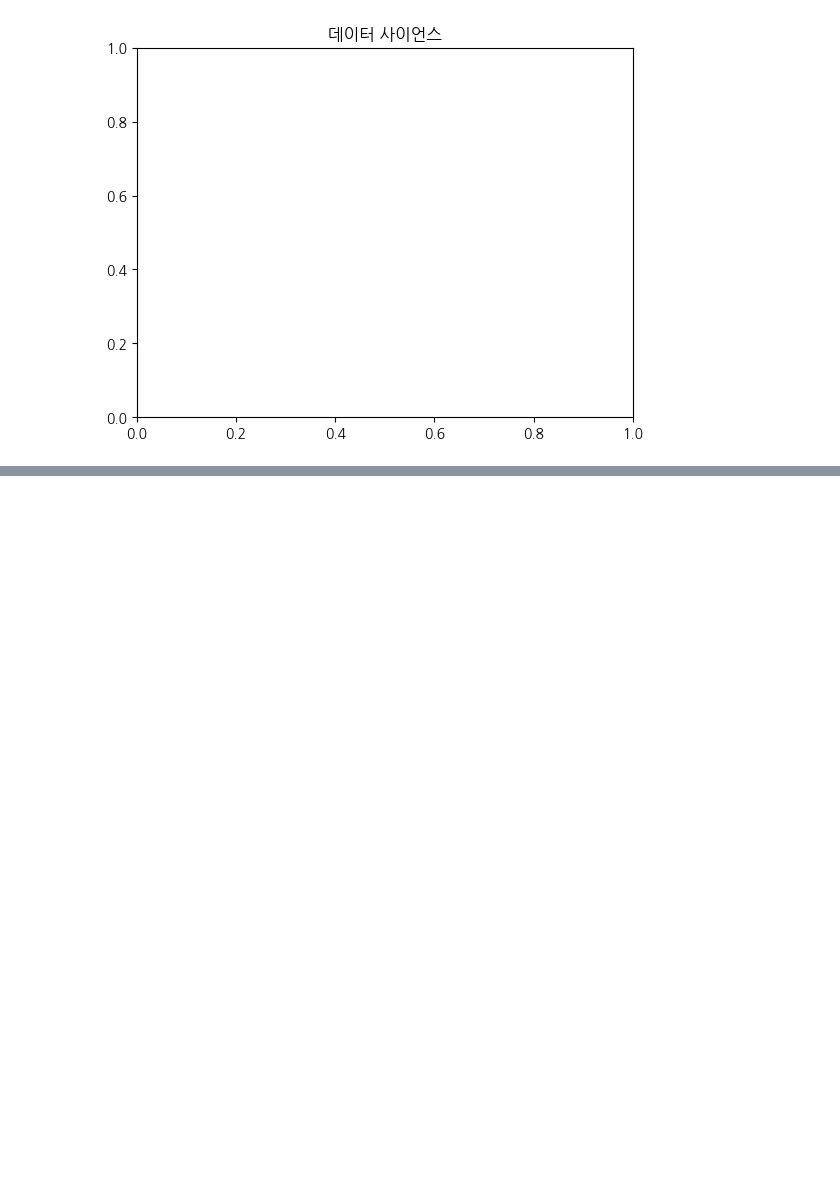
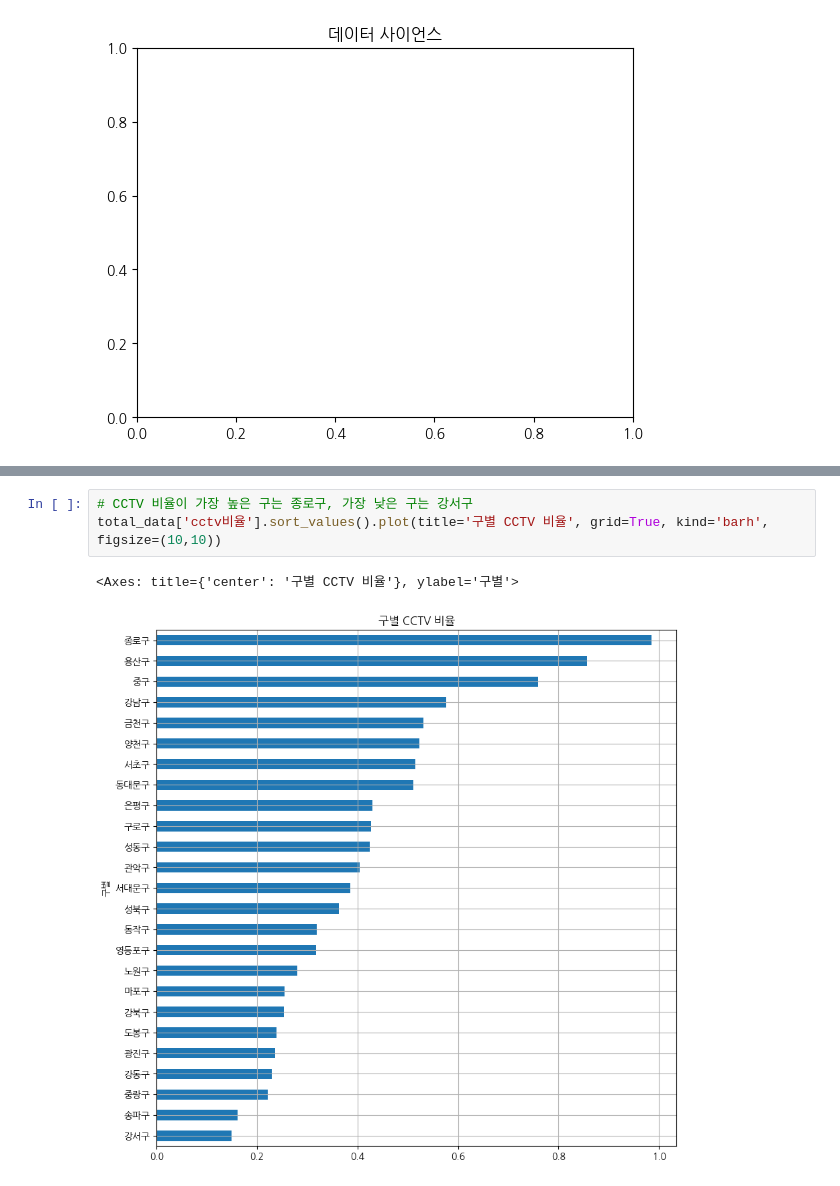
Before and after one commit to kimhwidam/zerobase_EDA, a Jupyter notebook: Day_1.ipynb, the cells around one changed output, grey strips where cells are left out. Cells and saved outputs as stored; diff of their text form; blank space fills up the shorter version.

```diff
--- a/Day_1.ipynb
+++ b/Day_1.ipynb
@@ -41,0 +746,6 @@ Text(0.5, 1.0, '데이터 사이언스')
+# %%
+# CCTV 비율이 가장 높은 구는 종로구, 가장 낮은 구는 강서구
+total_data['cctv비율'].sort_values().plot(title='구별 CCTV 비율', grid=True, kind='barh', figsize=(10,10))
+# %% [output]
+<Axes: title={'center': '구별 CCTV 비율'}, ylabel='구별'>
+[figure, added]
```
Also changed, not shown: parts of 68 cells of this notebook.
